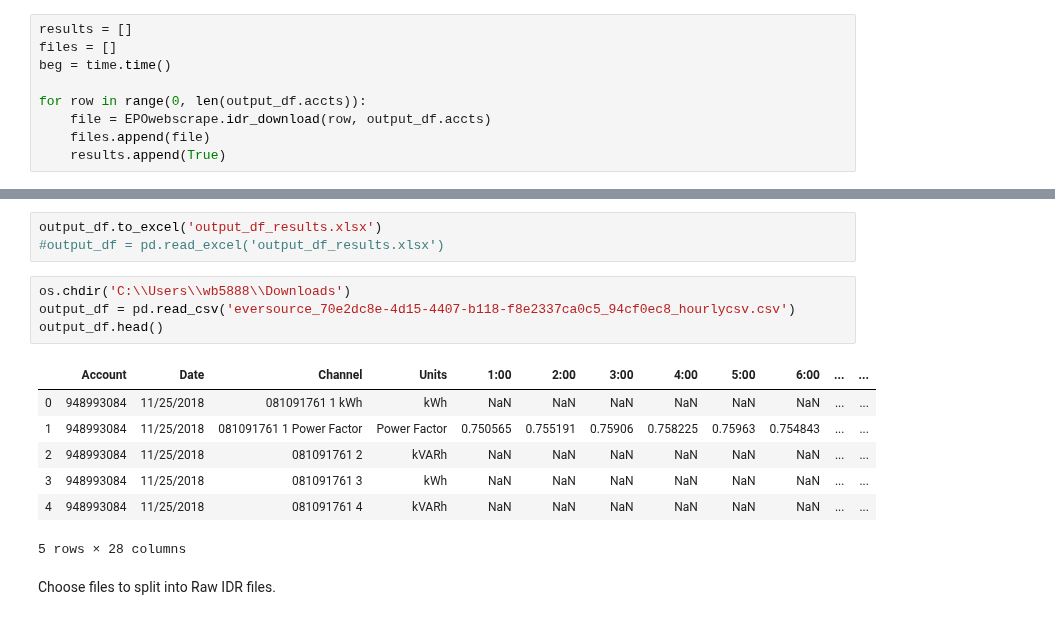
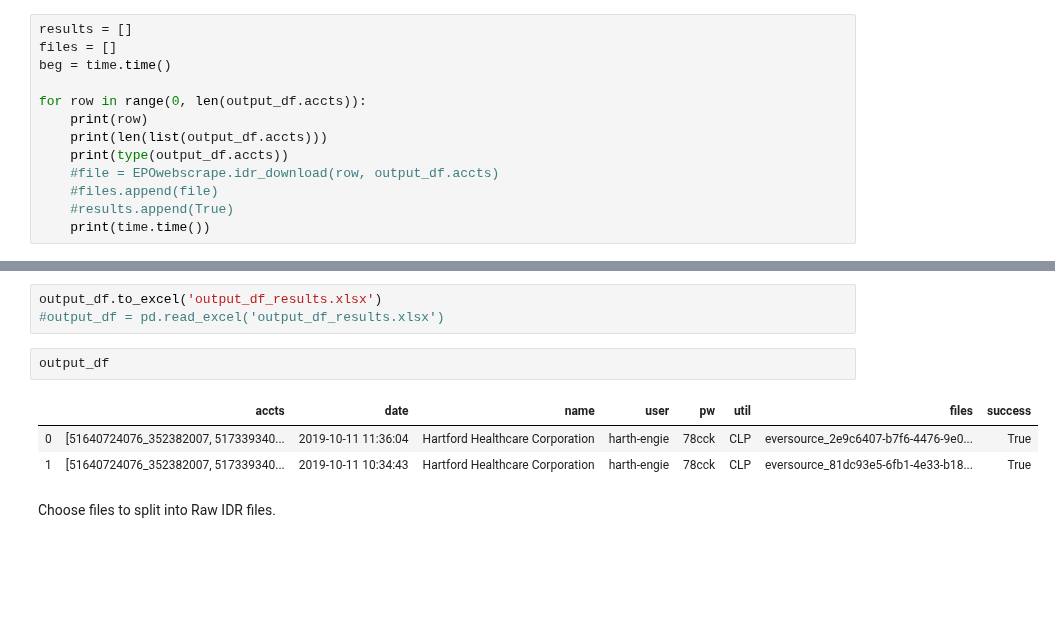
Before and after one commit to stevenhurwitt/la-tools-test, a Jupyter notebook: IDR_Drop/IDR_Drop_Portal.ipynb, the cells around one changed output, grey strips where cells are left out. Saved outputs shown, nothing was run; the diff lists cells and outputs as text; blank space fills up the shorter version.

```diff
--- a/IDR_Drop/IDR_Drop_Portal.ipynb
+++ b/IDR_Drop/IDR_Drop_Portal.ipynb
@@ -162,7 +177,11 @@ files = []
 beg = time.time()
 
 for row in range(0, len(output_df.accts)):
-    file = EPOwebscrape.idr_download(row, output_df.accts)
-    files.append(file)
-    results.append(True)
+    print(row)
+    print(len(list(output_df.accts)))
+    print(type(output_df.accts))
+    #file = EPOwebscrape.idr_download(row, output_df.accts)
+    #files.append(file)
+    #results.append(True)
+    print(time.time())
 # %% [output]
@@ -217,18 +252,12 @@ downloaded 996 files in 1.85 seconds.
 # %%
 output_df.to_excel('output_df_results.xlsx')
 #output_df = pd.read_excel('output_df_results.xlsx')
-# %%
-os.chdir('C:\\Users\\wb5888\\Downloads')
-output_df = pd.read_csv('eversource_70e2dc8e-4d15-4407-b118-f8e2337ca0c5_94cf0ec8_hourlycsv.csv')
-output_df.head()
-# %% [output]
-|  | Account | Date | Channel | Units | 1:00 | 2:00 | 3:00 | 4:00 | 5:00 | 6:00 | ... | ... |
-| 0 | 948993084 | 11/25/2018 | 081091761 1 kWh | kWh | NaN | NaN | NaN | NaN | NaN | NaN | ... | ... |
-| 1 | 948993084 | 11/25/2018 | 081091761 1 Power Factor | Power Factor | 0.750565 | 0.755191 | 0.75906 | 0.758225 | 0.75963 | 0.754843 | ... | ... |
-| 2 | 948993084 | 11/25/2018 | 081091761 2 | kVARh | NaN | NaN | NaN | NaN | NaN | NaN | ... | ... |
-| 3 | 948993084 | 11/25/2018 | 081091761 3 | kWh | NaN | NaN | NaN | NaN | NaN | NaN | ... | ... |
-| 4 | 948993084 | 11/25/2018 | 081091761 4 | kVARh | NaN | NaN | NaN | NaN | NaN | NaN | ... | ... |
-5 rows × 28 columns
+# %%
+output_df
+# %% [output]
+|  | accts | date | name | user | pw | util | files | success |
+| 0 | [51640724076_352382007, 517339340... | 2019-10-11 11:36:04 | Hartford Healthcare Corporation | harth-engie | 78cck | CLP | eversource_2e9c6407-b7f6-4476-9e0... | True |
+| 1 | [51640724076_352382007, 517339340... | 2019-10-11 10:34:43 | Hartford Healthcare Corporation | harth-engie | 78cck | CLP | eversource_81dc93e5-6fb1-4e33-b18... | True |
 # %% [markdown]
 Choose files to split into Raw IDR files.
 # %% [markdown]
```
Also changed, not shown: parts of 9 cells of this notebook.
